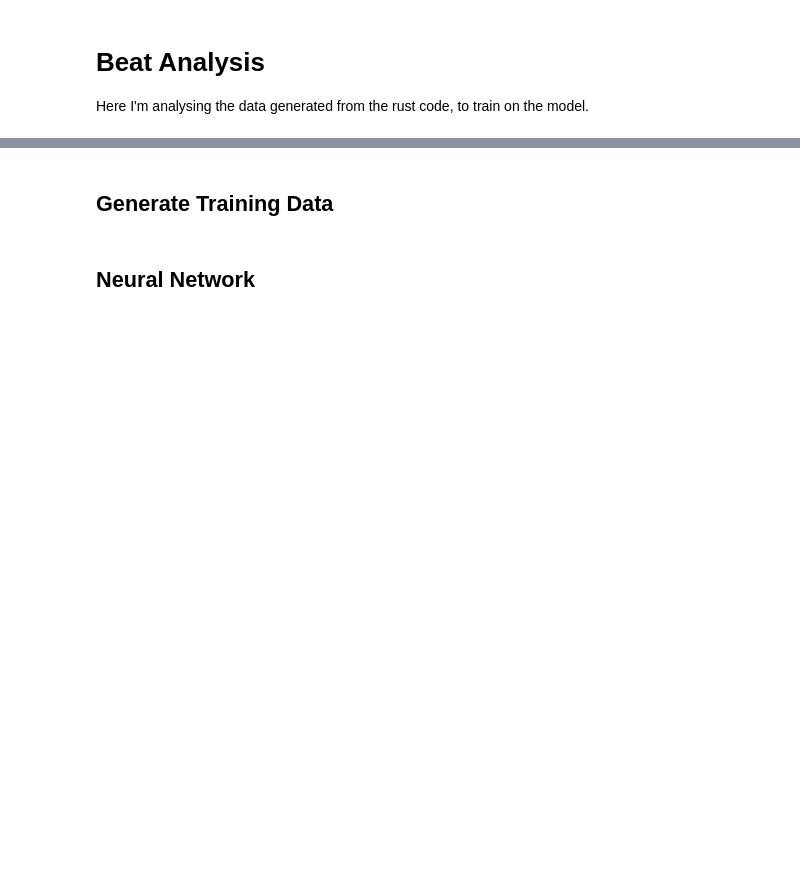
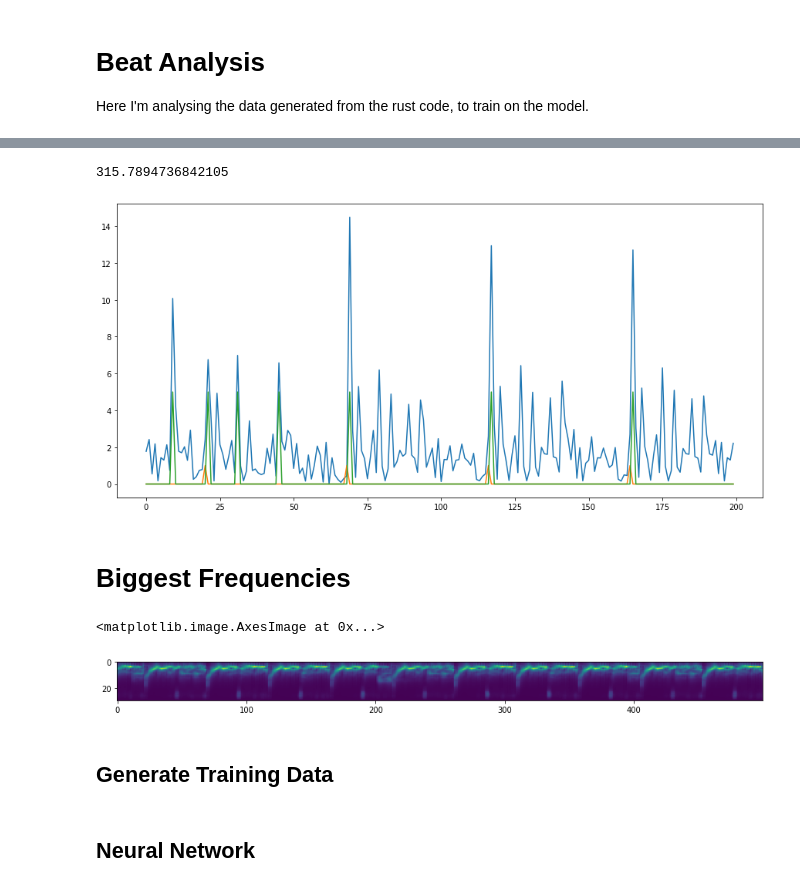
Before and after one commit to fhennig/nightfire, a Jupyter notebook: beat_trainer/beat_analysis.ipynb, the cells around one changed output, grey strips where cells are left out. Saved outputs shown, nothing was run; the diff lists cells and outputs as text; code cells hidden in the pictures; blank space fills up the shorter version.

```diff
--- a/beat_trainer/beat_analysis.ipynb
+++ b/beat_trainer/beat_analysis.ipynb
@@ -32,0 +109,18 @@ ax.imshow(joined_data[x:x+100].T)
+# %%
+res = onsets_raw(hist)
+binarized = binarize(res, 400)
+# %%
+fig = plt.figure(figsize=(15,7))
+ax = fig.add_subplot(111)
+m, s = 1, 20
+x = (m * 60 + s) * 100
+d = 200
+ax.plot(res[x:x+d])
+ax.plot(song.beat_grid[x:x+d])
+ax.plot(binarized[x:x+d])
+estimate_bpm(binarized[x:x+d])
+# %% [output]
+315.7894736842105
+[figure, added]
+# %% [markdown]
+# Biggest Frequencies
@@ -33,3 +138,13 @@ ax.imshow(joined_data[x:x+100].T)
+# %%
+a = np.array(a)
+fig = plt.figure(figsize=(15,7))
+ax = fig.add_subplot(111)
+m, s = 5, 20
+x = (m * 60 + s) * 100
+ax.imshow(a[x:x+500].T)
+# %% [output]
+<matplotlib.image.AxesImage at 0x...>
+[figure, added]
 # %% [markdown]
 ## Generate Training Data
 # %%
```
Also changed, not shown: parts of 14 cells of this notebook.
